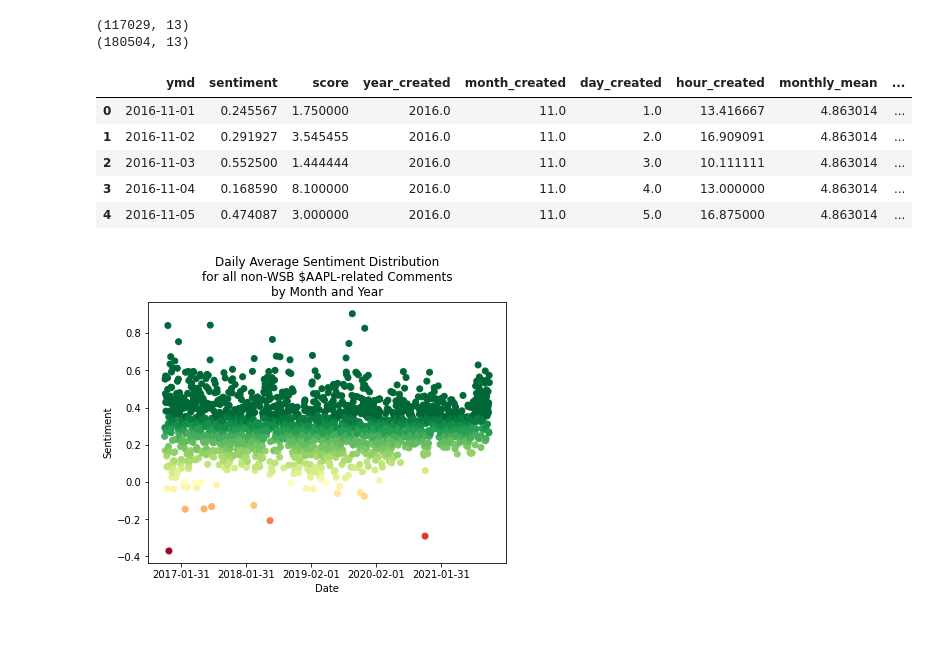
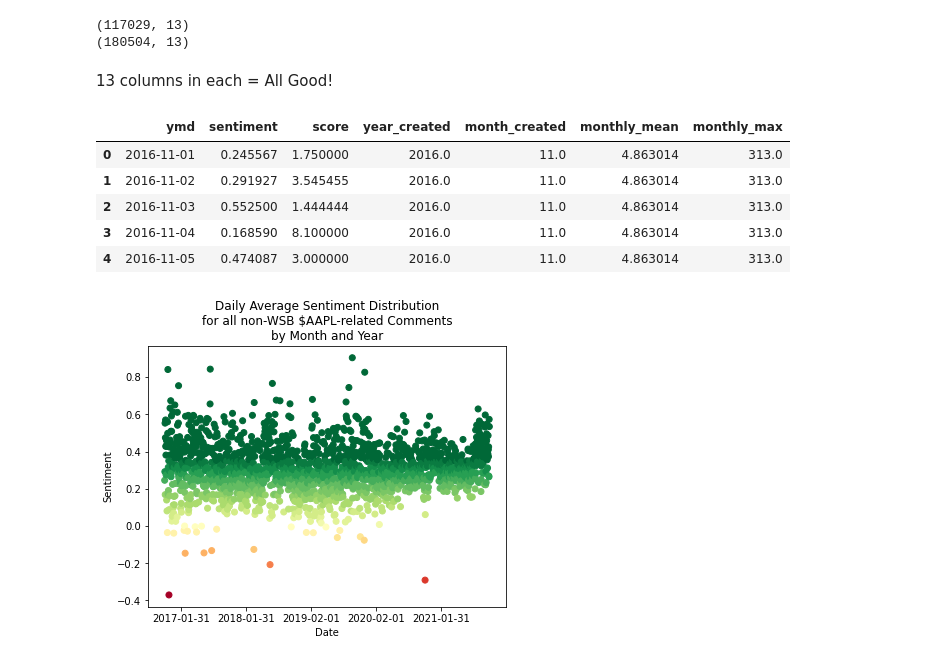
Before and after one commit to JackIHill/DataAnalytics, a Jupyter notebook: Independent/AAPL Analysis/AAPL Stock+Reddit Analysis.ipynb, the cells around one changed output. Cells and saved outputs as stored; diff of their text form; code cells hidden in the pictures; blank space fills up the shorter version.

Commit message:
made sentiment_clean df...clean

```diff
--- a/Independent/AAPL Analysis/AAPL Stock+Reddit Analysis.ipynb
+++ b/Independent/AAPL Analysis/AAPL Stock+Reddit Analysis.ipynb
@@ -530,35 +529,37 @@ print(monthly_wsb_comms.shape)
 # %% [output]
 (117029, 13)
 (180504, 13)
+# %% [markdown]
+13 columns in each = All Good!
 # %%
 for df in [monthly_comm_scores, monthly_wsb_comms]:
     df['ymd'] = df['date_created'].dt.strftime('%Y-%m-%d')
 # %%
 sentiment_clean = (
     monthly_comm_scores[clean_comms['sentiment'].notna()]
     .groupby('ymd')
     .mean()
     .reset_index()
     )
 
 sentiment_wsb = (
     monthly_wsb_comms[WSB_comms['sentiment'].notna()]
     .groupby('ymd')
     .mean()
     .reset_index()
     )
 
-sentiment_clean_mean = sentiment_clean.groupby('year_created')['sentiment'].mean().reset_index()
-sentiment_wsb_mean = sentiment_wsb.groupby('year_created')['sentiment'].mean().reset_index()
+for df in sentiment_clean, sentiment_wsb:
+    df.drop(columns=['hour_created', 'day_created'], inplace=True)
 
 sentiment_clean.head()
 # %% [output]
-|  | ymd | sentiment | score | year_created | month_created | day_created | hour_created | monthly_mean | ... |
-| 0 | 2016-11-01 | 0.245567 | 1.750000 | 2016.0 | 11.0 | 1.0 | 13.416667 | 4.863014 | ... |
-| 1 | 2016-11-02 | 0.291927 | 3.545455 | 2016.0 | 11.0 | 2.0 | 16.909091 | 4.863014 | ... |
-| 2 | 2016-11-03 | 0.552500 | 1.444444 | 2016.0 | 11.0 | 3.0 | 10.111111 | 4.863014 | ... |
-| 3 | 2016-11-04 | 0.168590 | 8.100000 | 2016.0 | 11.0 | 4.0 | 13.000000 | 4.863014 | ... |
-| 4 | 2016-11-05 | 0.474087 | 3.000000 | 2016.0 | 11.0 | 5.0 | 16.875000 | 4.863014 | ... |
+|  | ymd | sentiment | score | year_created | month_created | monthly_mean | monthly_max |
+| 0 | 2016-11-01 | 0.245567 | 1.750000 | 2016.0 | 11.0 | 4.863014 | 313.0 |
+| 1 | 2016-11-02 | 0.291927 | 3.545455 | 2016.0 | 11.0 | 4.863014 | 313.0 |
+| 2 | 2016-11-03 | 0.552500 | 1.444444 | 2016.0 | 11.0 | 4.863014 | 313.0 |
+| 3 | 2016-11-04 | 0.168590 | 8.100000 | 2016.0 | 11.0 | 4.863014 | 313.0 |
+| 4 | 2016-11-05 | 0.474087 | 3.000000 | 2016.0 | 11.0 | 4.863014 | 313.0 |
 # %%
 from matplotlib.colors import BoundaryNorm
 
```
Also changed, not shown: parts of 5 cells of this notebook.
